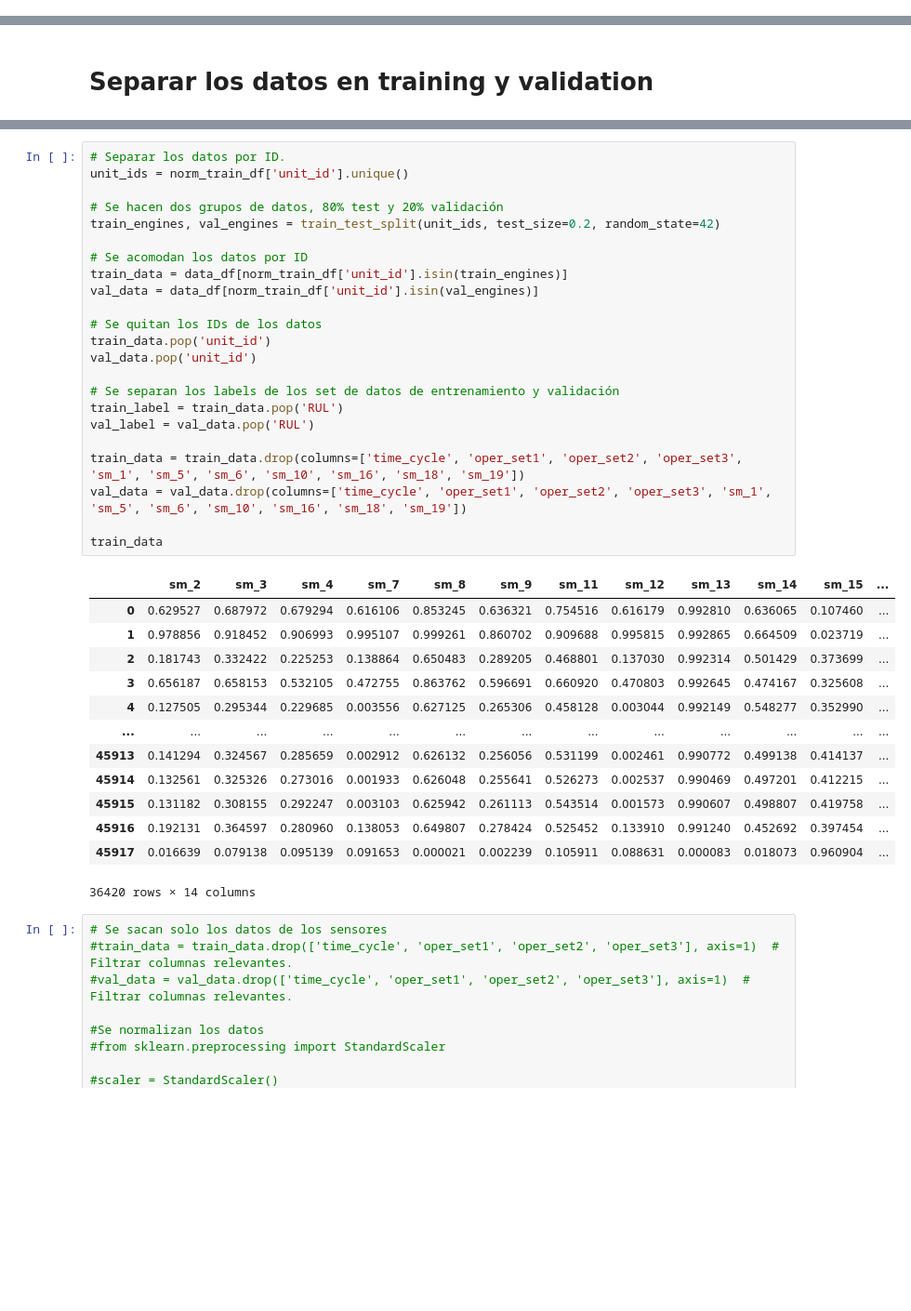
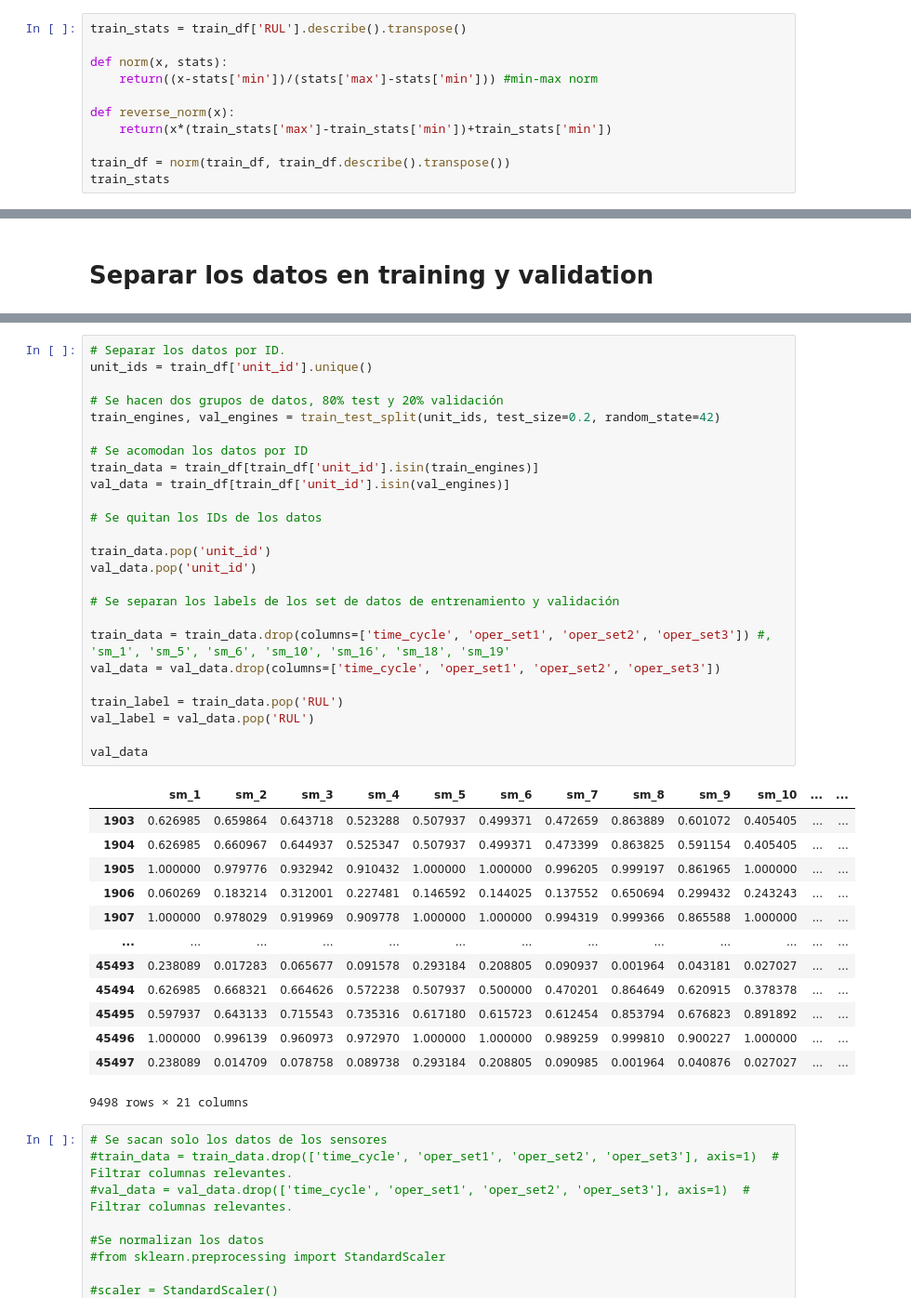
Before and after one commit to Dave4006/ProyectoMante, a Jupyter notebook: Programacion/2.ipynb, the cells around one changed output, grey strips where cells are left out. Shown at 93% size. Saved outputs shown, nothing was run; the diff lists cells and outputs as text; blank space fills up the shorter version.

```diff
--- a/Programacion/2.ipynb
+++ b/Programacion/2.ipynb
@@ -393 +391,12 @@ def phm08_score(true_rul, predicted_rul):
     return score
+# %%
+train_stats = train_df['RUL'].describe().transpose()
+
+def norm(x, stats):
+    return((x-stats['min'])/(stats['max']-stats['min'])) #min-max norm
+
+def reverse_norm(x):
+    return(x*(train_stats['max']-train_stats['min'])+train_stats['min'])
+
+train_df = norm(train_df, train_df.describe().transpose())
+train_stats
@@ -424,40 +415,42 @@ norm_train_df
 # %%
 # Separar los datos por ID.
-unit_ids = norm_train_df['unit_id'].unique()
+unit_ids = train_df['unit_id'].unique()
 
 # Se hacen dos grupos de datos, 80% test y 20% validación
 train_engines, val_engines = train_test_split(unit_ids, test_size=0.2, random_state=42)
 
 # Se acomodan los datos por ID
-train_data = data_df[norm_train_df['unit_id'].isin(train_engines)]
-val_data = data_df[norm_train_df['unit_id'].isin(val_engines)]
+train_data = train_df[train_df['unit_id'].isin(train_engines)]
+val_data = train_df[train_df['unit_id'].isin(val_engines)]
 
 # Se quitan los IDs de los datos
+
 train_data.pop('unit_id')
 val_data.pop('unit_id')
 
 # Se separan los labels de los set de datos de entrenamiento y validación
+
+train_data = train_data.drop(columns=['time_cycle', 'oper_set1', 'oper_set2', 'oper_set3']) #, 'sm_1', 'sm_5', 'sm_6', 'sm_10', 'sm_16', 'sm_18', 'sm_19'
+val_data = val_data.drop(columns=['time_cycle', 'oper_set1', 'oper_set2', 'oper_set3'])
+
 train_label = train_data.pop('RUL')
 val_label = val_data.pop('RUL')
 
-train_data = train_data.drop(columns=['time_cycle', 'oper_set1', 'oper_set2', 'oper_set3', 'sm_1', 'sm_5', 'sm_6', 'sm_10', 'sm_16', 'sm_18', 'sm_19'])
-val_data = val_data.drop(columns=['time_cycle', 'oper_set1', 'oper_set2', 'oper_set3', 'sm_1', 'sm_5', 'sm_6', 'sm_10', 'sm_16', 'sm_18', 'sm_19'])
-
-train_data
+val_data
 # %% [output]
-|  | sm_2 | sm_3 | sm_4 | sm_7 | sm_8 | sm_9 | sm_11 | sm_12 | sm_13 | sm_14 | sm_15 | ... |
-| 0 | 0.629527 | 0.687972 | 0.679294 | 0.616106 | 0.853245 | 0.636321 | 0.754516 | 0.616179 | 0.992810 | 0.636065 | 0.107460 | ... |
-| 1 | 0.978856 | 0.918452 | 0.906993 | 0.995107 | 0.999261 | 0.860702 | 0.909688 | 0.995815 | 0.992865 | 0.664509 | 0.023719 | ... |
-| 2 | 0.181743 | 0.332422 | 0.225253 | 0.138864 | 0.650483 | 0.289205 | 0.468801 | 0.137030 | 0.992314 | 0.501429 | 0.373699 | ... |
-| 3 | 0.656187 | 0.658153 | 0.532105 | 0.472755 | 0.863762 | 0.596691 | 0.660920 | 0.470803 | 0.992645 | 0.474167 | 0.325608 | ... |
-| 4 | 0.127505 | 0.295344 | 0.229685 | 0.003556 | 0.627125 | 0.265306 | 0.458128 | 0.003044 | 0.992149 | 0.548277 | 0.352990 | ... |
+|  | sm_1 | sm_2 | sm_3 | sm_4 | sm_5 | sm_6 | sm_7 | sm_8 | sm_9 | sm_10 | ... | ... |
+| 1903 | 0.626985 | 0.659864 | 0.643718 | 0.523288 | 0.507937 | 0.499371 | 0.472659 | 0.863889 | 0.601072 | 0.405405 | ... | ... |
+| 1904 | 0.626985 | 0.660967 | 0.644937 | 0.525347 | 0.507937 | 0.499371 | 0.473399 | 0.863825 | 0.591154 | 0.405405 | ... | ... |
+| 1905 | 1.000000 | 0.979776 | 0.932942 | 0.910432 | 1.000000 | 1.000000 | 0.996205 | 0.999197 | 0.861965 | 1.000000 | ... | ... |
+| 1906 | 0.060269 | 0.183214 | 0.312001 | 0.227481 | 0.146592 | 0.144025 | 0.137552 | 0.650694 | 0.299432 | 0.243243 | ... | ... |
+| 1907 | 1.000000 | 0.978029 | 0.919969 | 0.909778 | 1.000000 | 1.000000 | 0.994319 | 0.999366 | 0.865588 | 1.000000 | ... | ... |
 | ... | ... | ... | ... | ... | ... | ... | ... | ... | ... | ... | ... | ... |
-| 45913 | 0.141294 | 0.324567 | 0.285659 | 0.002912 | 0.626132 | 0.256056 | 0.531199 | 0.002461 | 0.990772 | 0.499138 | 0.414137 | ... |
-| 45914 | 0.132561 | 0.325326 | 0.273016 | 0.001933 | 0.626048 | 0.255641 | 0.526273 | 0.002537 | 0.990469 | 0.497201 | 0.412215 | ... |
-| 45915 | 0.131182 | 0.308155 | 0.292247 | 0.003103 | 0.625942 | 0.261113 | 0.543514 | 0.001573 | 0.990607 | 0.498807 | 0.419758 | ... |
-| 45916 | 0.192131 | 0.364597 | 0.280960 | 0.138053 | 0.649807 | 0.278424 | 0.525452 | 0.133910 | 0.991240 | 0.452692 | 0.397454 | ... |
-| 45917 | 0.016639 | 0.079138 | 0.095139 | 0.091653 | 0.000021 | 0.002239 | 0.105911 | 0.088631 | 0.000083 | 0.018073 | 0.960904 | ... |
+| 45493 | 0.238089 | 0.017283 | 0.065677 | 0.091578 | 0.293184 | 0.208805 | 0.090937 | 0.001964 | 0.043181 | 0.027027 | ... | ... |
+| 45494 | 0.626985 | 0.668321 | 0.664626 | 0.572238 | 0.507937 | 0.500000 | 0.470201 | 0.864649 | 0.620915 | 0.378378 | ... | ... |
+| 45495 | 0.597937 | 0.643133 | 0.715543 | 0.735316 | 0.617180 | 0.615723 | 0.612454 | 0.853794 | 0.676823 | 0.891892 | ... | ... |
+| 45496 | 1.000000 | 0.996139 | 0.960973 | 0.972970 | 1.000000 | 1.000000 | 0.989259 | 0.999810 | 0.900227 | 1.000000 | ... | ... |
+| 45497 | 0.238089 | 0.014709 | 0.078758 | 0.089738 | 0.293184 | 0.208805 | 0.090985 | 0.001964 | 0.040876 | 0.027027 | ... | ... |
-36420 rows × 14 columns
+9498 rows × 21 columns
 # %%
 # Se sacan solo los datos de los sensores
 #train_data = train_data.drop(['time_cycle', 'oper_set1', 'oper_set2', 'oper_set3'], axis=1)  # Filtrar columnas relevantes.
```
Also changed, not shown: parts of 6 cells of this notebook.
